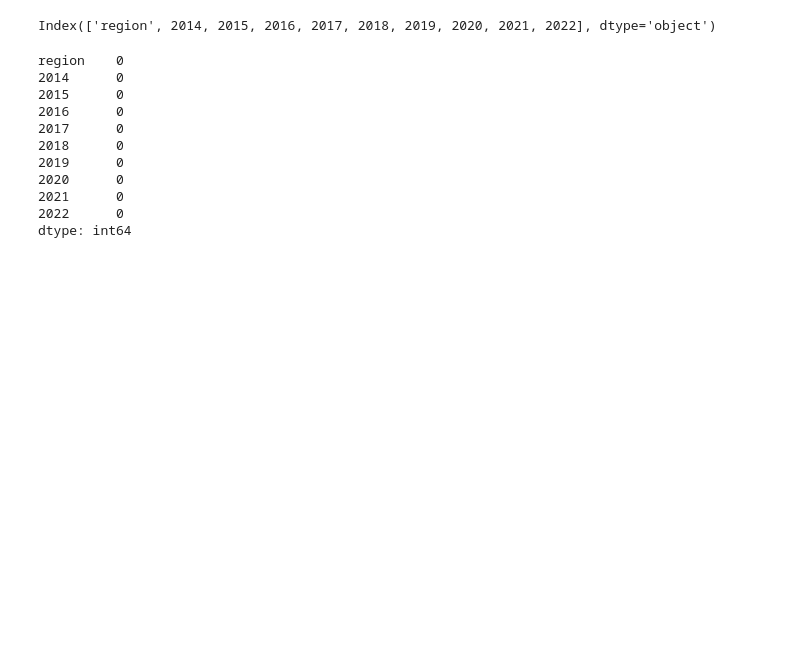
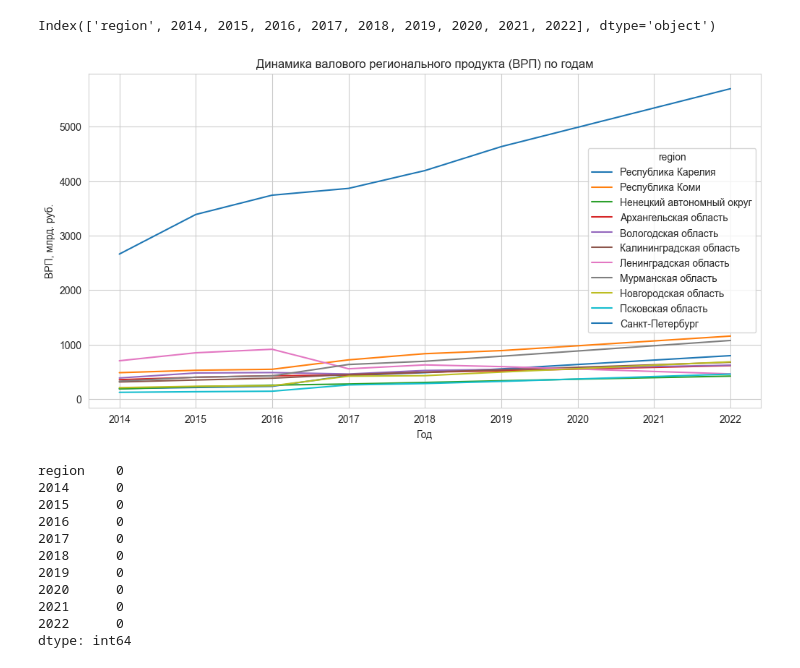
Before and after one commit to ybezginova2016/DA_ConstructionMarketplaces, a Jupyter notebook: main.ipynb, the cells around one changed output. Cells and saved outputs as stored; diff of their text form; code cells hidden in the pictures; blank space fills up the shorter version.

```diff
--- a/main.ipynb
+++ b/main.ipynb
@@ -452,6 +510,22 @@ memory usage: 1008.0+ bytes
 vrp_2014_2022.columns
 # %% [output]
 Index(['region', 2014, 2015, 2016, 2017, 2018, 2019, 2020, 2021, 2022], dtype='object')
+# %%
+vrp = vrp_2014_2022.copy()
+# установить 'region' в качестве индекса
+vrp.set_index('region', inplace=True)
+
+# построить динамику ВРП по годам
+vrp.T.plot(figsize=(12,6), grid=True)
+
+# установить заголовок и названия осей
+plt.title('Динамика валового регионального продукта (ВРП) по годам')
+plt.xlabel('Год')
+plt.ylabel('ВРП, млрд. руб.')
+plt.savefig(r'C:\Users\HOME\Documents\data_science\Profpoint\plots\vrp.jpg', bbox_inches='tight', dpi=300)
+plt.show()
+# %% [output]
+[figure, added]
 # %%
 vrp_2014_2022.isna().sum()
 # %% [output]
```
Also changed, not shown: parts of 65 cells of this notebook, 12 other files.
